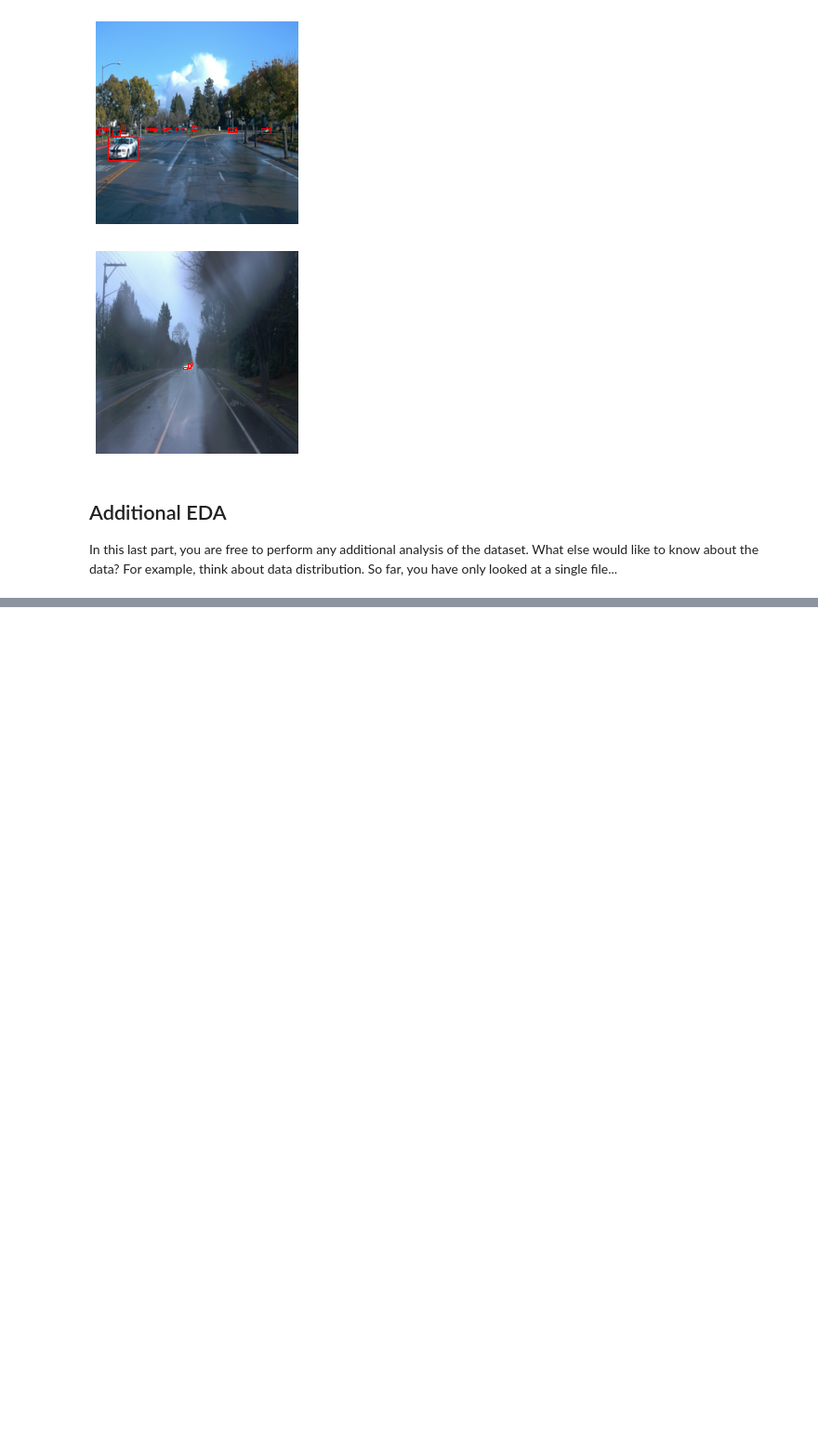
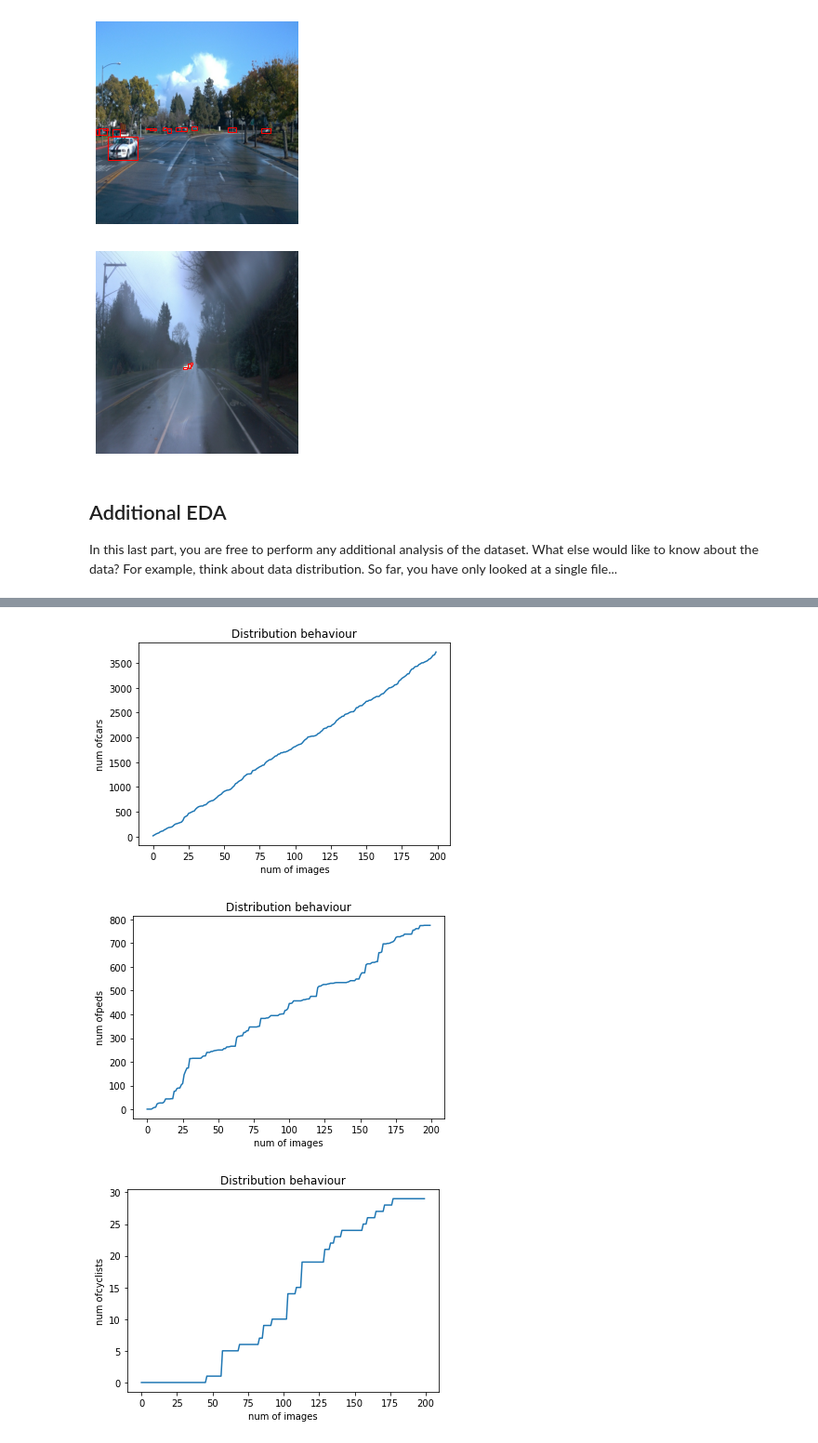
Before and after one commit to Corkskru/Object_Detection_Pilot, a Jupyter notebook: Exploratory Data Analysis.ipynb, the cells around one changed output, grey strips where cells are left out. Shown at 93% size. Cells and saved outputs as stored; diff of their text form; code cells hidden in the pictures; blank space fills up the shorter version.

```diff
--- a/Exploratory Data Analysis.ipynb
+++ b/Exploratory Data Analysis.ipynb
@@ -113,0 +135,34 @@ For example, think about data distribution. So far, you have only looked at a si
+# %%
+def num_of_cars_random_shuffle(input_label):
+
+    label_to_name = {1:"cars", 2:"peds", 4:"cyclists"}
+    num_of_cars_on_random_shuffle = []
+    num_of_items = []
+    item_count = 0
+    lbl_count = 0
+    for batch in dataset.shuffle(75,reshuffle_each_iteration=True).take(200):
+        for label in batch["groundtruth_classes"].numpy():
+            if label == input_label:
+                lbl_count+=1
+                item_count+=1
+            else:
+                item_count+=1
+            num_of_items.append(item_count)
+        num_of_cars_on_random_shuffle.append(lbl_count)
+
+
+    plt.plot(num_of_cars_on_random_shuffle )
+    plt.title('Distribution behaviour')
+    plt.xlabel('num of images')
+    plt.ylabel('num of'+label_to_name[input_label])
+    plt.show()
+
+
+#call
+num_of_cars_random_shuffle(1)#cars
+num_of_cars_random_shuffle(2)#peds
+num_of_cars_random_shuffle(4)#cycs
+# %% [output]
+[figure, added]
+[figure, added]
+[figure, added]
```
Also changed, not shown: parts of 2 cells of this notebook.
